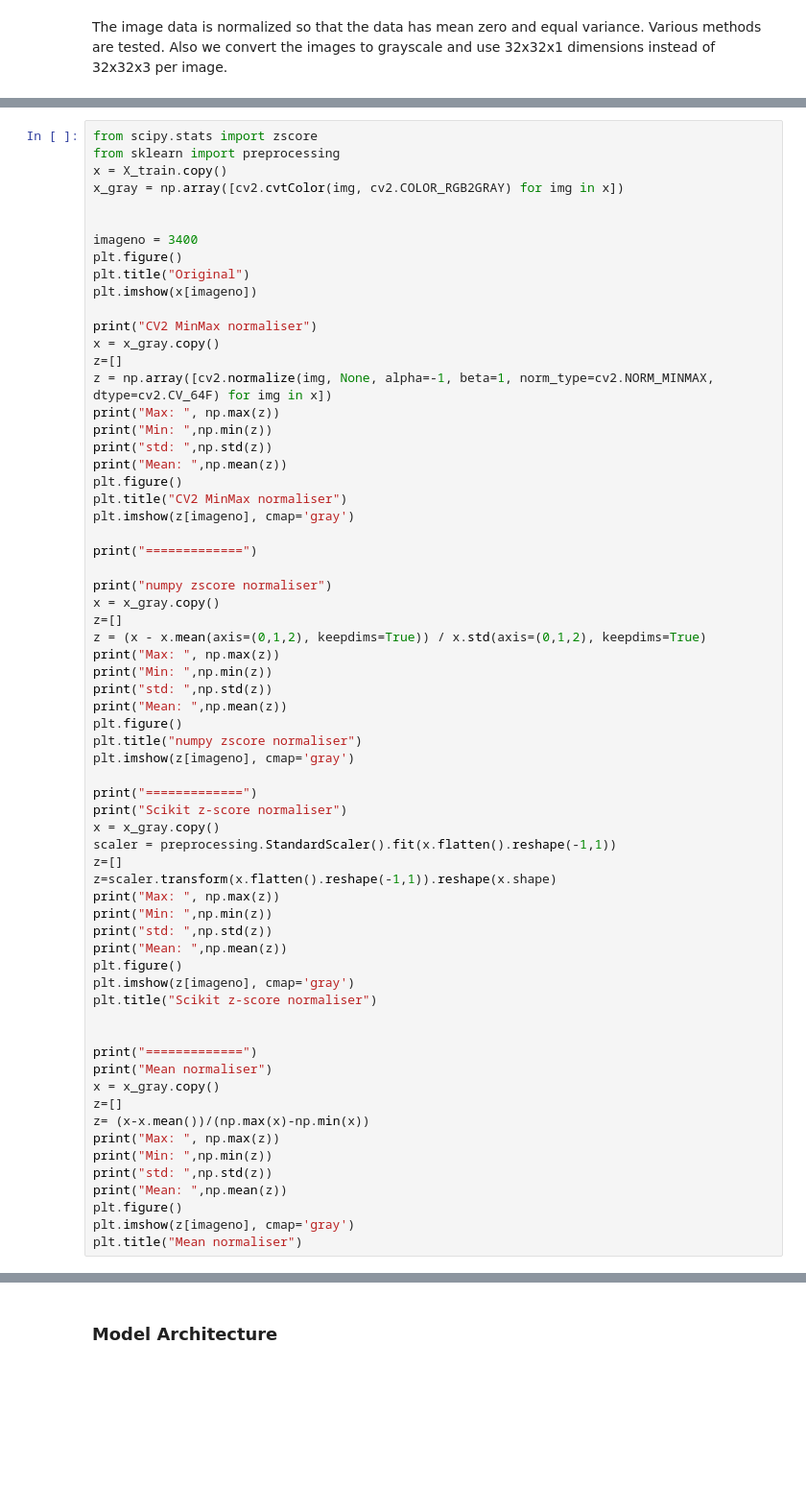
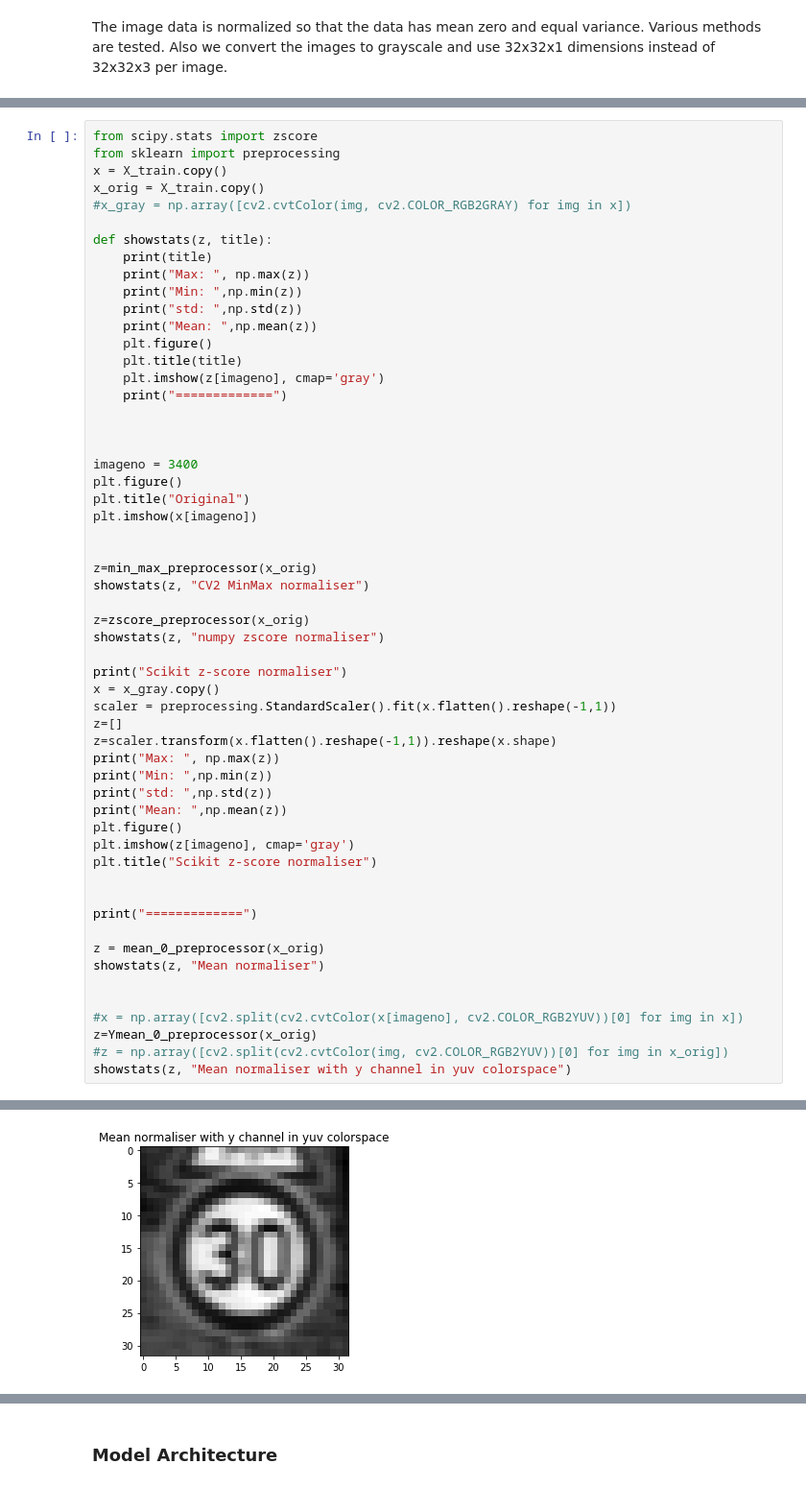
Before and after one commit to WakMun/TrafficSignClassifier, a Jupyter notebook: Traffic_Sign_Classifier.ipynb, the cells around one changed output, grey strips where cells are left out. Shown at 96% size. Cells and saved outputs as stored; diff of their text form; blank space fills up the shorter version.

```diff
--- a/Traffic_Sign_Classifier.ipynb
+++ b/Traffic_Sign_Classifier.ipynb
@@ -160,7 +193,20 @@ Also we convert the images to grayscale and use 32x32x1 dimensions instead of 32
 from scipy.stats import zscore
 from sklearn import preprocessing
 x = X_train.copy()
-x_gray = np.array([cv2.cvtColor(img, cv2.COLOR_RGB2GRAY) for img in x])
+x_orig = X_train.copy()
+#x_gray = np.array([cv2.cvtColor(img, cv2.COLOR_RGB2GRAY) for img in x])
+
+def showstats(z, title):
+    print(title)
+    print("Max: ", np.max(z))
+    print("Min: ",np.min(z))
+    print("std: ",np.std(z))
+    print("Mean: ",np.mean(z))
+    plt.figure()
+    plt.title(title)
+    plt.imshow(z[imageno], cmap='gray')
+    print("=============")
+
 
 
 imageno = 3400
@@ -168,33 +214,13 @@ plt.figure()
 plt.title("Original")
 plt.imshow(x[imageno])
 
-print("CV2 MinMax normaliser")
-x = x_gray.copy()
-z=[]
-z = np.array([cv2.normalize(img, None, alpha=-1, beta=1, norm_type=cv2.NORM_MINMAX, dtype=cv2.CV_64F) for img in x])
-print("Max: ", np.max(z))
-print("Min: ",np.min(z))
-print("std: ",np.std(z))
-print("Mean: ",np.mean(z))
-plt.figure()
-plt.title("CV2 MinMax normaliser")
-plt.imshow(z[imageno], cmap='gray')
 
-print("=============")
+z=min_max_preprocessor(x_orig)
+showstats(z, "CV2 MinMax normaliser")
 
-print("numpy zscore normaliser")
-x = x_gray.copy()
-z=[]
-z = (x - x.mean(axis=(0,1,2), keepdims=True)) / x.std(axis=(0,1,2), keepdims=True)
-print("Max: ", np.max(z))
-print("Min: ",np.min(z))
-print("std: ",np.std(z))
-print("Mean: ",np.mean(z))
-plt.figure()
-plt.title("numpy zscore normaliser")
-plt.imshow(z[imageno], cmap='gray')
+z=zscore_preprocessor(x_orig)
+showstats(z, "numpy zscore normaliser")
 
-print("=============")
 print("Scikit z-score normaliser")
 x = x_gray.copy()
 scaler = preprocessing.StandardScaler().fit(x.flatten().reshape(-1,1))
@@ -210,17 +236,15 @@ plt.title("Scikit z-score normaliser")
 
 
 print("=============")
-print("Mean normaliser")
-x = x_gray.copy()
-z=[]
-z= (x-x.mean())/(np.max(x)-np.min(x))
-print("Max: ", np.max(z))
-print("Min: ",np.min(z))
-print("std: ",np.std(z))
-print("Mean: ",np.mean(z))
-plt.figure()
-plt.imshow(z[imageno], cmap='gray')
-plt.title("Mean normaliser")
+
+z = mean_0_preprocessor(x_orig)
+showstats(z, "Mean normaliser")
+
+
+#x = np.array([cv2.split(cv2.cvtColor(x[imageno], cv2.COLOR_RGB2YUV))[0] for img in x])
+z=Ymean_0_preprocessor(x_orig)
+#z = np.array([cv2.split(cv2.cvtColor(img, cv2.COLOR_RGB2YUV))[0] for img in x_orig])
+showstats(z, "Mean normaliser with y channel in yuv colorspace")
 # %% [output]
 CV2 MinMax normaliser
 Max:  1.0
@@ -249,5 +281,6 @@ Text(0.5,1,'Mean normaliser')
 [figure]
 [figure]
 [figure]
 [figure]
 [figure]
+[figure, added]
```
Also changed, not shown: parts of 4 cells of this notebook.
